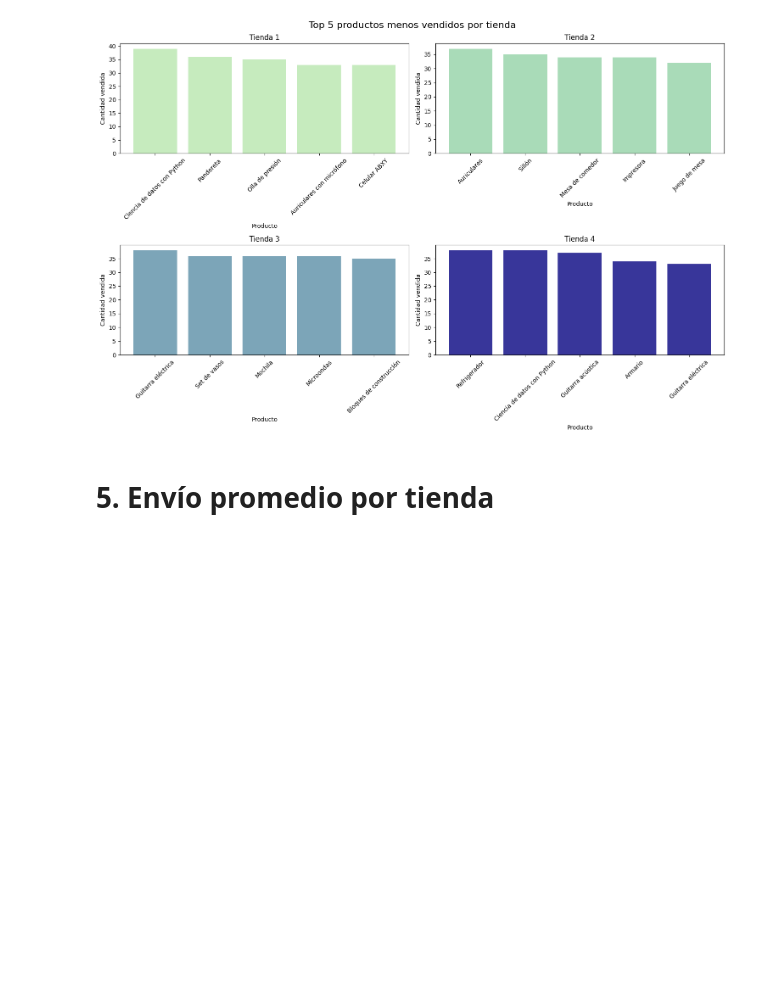
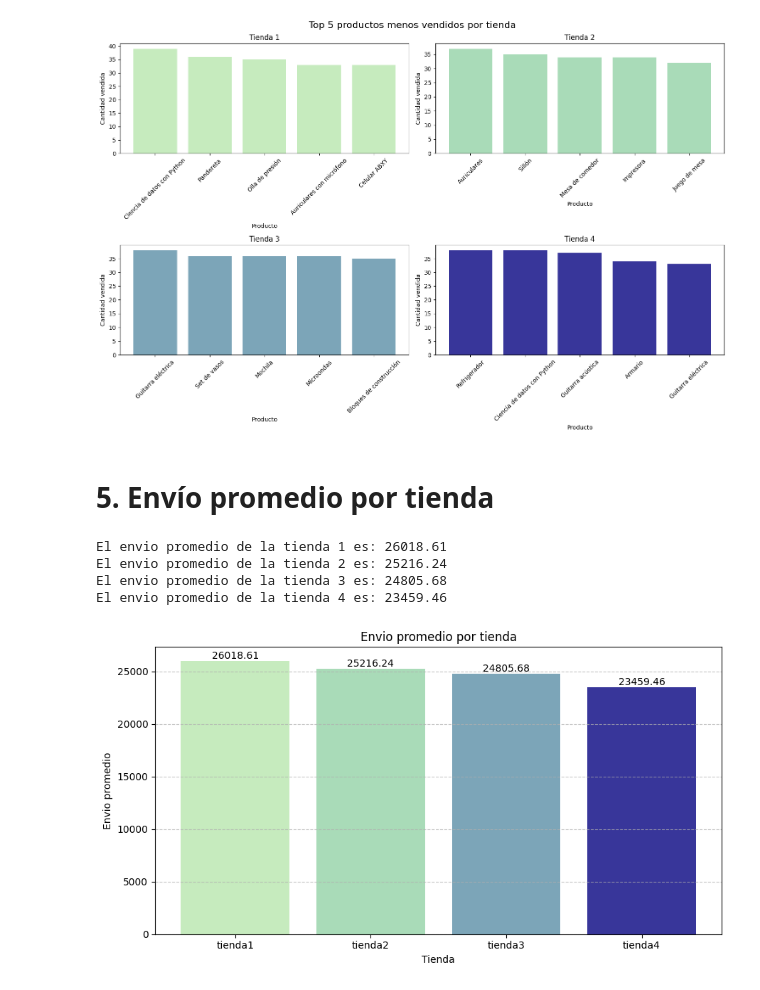
Before and after one commit to eduard0cortes/Amigo-Secreto, a Jupyter notebook: AluraStoreLatam.ipynb, the cells around one changed output. Saved outputs shown, nothing was run; the diff lists cells and outputs as text; code cells hidden in the pictures; blank space fills up the shorter version.

```diff
--- a/AluraStoreLatam.ipynb
+++ b/AluraStoreLatam.ipynb
@@ -368,3 +368,43 @@ plt.show()
 [figure]
 # %% [markdown]
 # 5. Envío promedio por tienda
+# %%
+# Calcular el envio promedio por tienda
+envio_prom_tienda1 = tienda['Costo de envío'].mean()
+envio_prom_tienda2 = tienda2['Costo de envío'].mean()
+envio_prom_tienda3 = tienda3['Costo de envío'].mean()
+envio_prom_tienda4 = tienda4['Costo de envío'].mean()
+
+#imprimir resultados
+print(f"El envio promedio de la tienda 1 es: {envio_prom_tienda1:.2f}")
+print(f"El envio promedio de la tienda 2 es: {envio_prom_tienda2:.2f}")
+print(f"El envio promedio de la tienda 3 es: {envio_prom_tienda3:.2f}")
+print(f"El envio promedio de la tienda 4 es: {envio_prom_tienda4:.2f}")
+# %% [output]
+El envio promedio de la tienda 1 es: 26018.61
+El envio promedio de la tienda 2 es: 25216.24
+El envio promedio de la tienda 3 es: 24805.68
+El envio promedio de la tienda 4 es: 23459.46
+# %%
+# Crear una lista con los datos del envío promedio por tienda
+tiendas = ['tienda1', 'tienda2', 'tienda3', 'tienda4']
+envios_prom = [envio_prom_tienda1, envio_prom_tienda2, envio_prom_tienda3, envio_prom_tienda4]
+colores = ['#C6EBBE', '#A9DBB8', '#7CA5B8', '#38369A']
+
+#gráfico de barras
+plt.figure(figsize=(9, 5))
+barras = plt.bar(tiendas, envios_prom, color=colores)
+plt.title('Envio promedio por tienda')
+plt.xlabel('Tienda')
+plt.ylabel('Envio promedio')
+plt.grid(axis='y', linestyle='--', alpha=0.7)
+
+#etiquetas
+for barra in barras:
+    yval = barra.get_height()
+    plt.text(barra.get_x() + barra.get_width()/2, yval, f"{yval:.2f}",
+             ha='center', va='bottom', fontsize=10)
+plt.tight_layout()
+plt.show()
+# %% [output]
+[figure, added]
```
Also changed, not shown: parts of 8 cells of this notebook.
